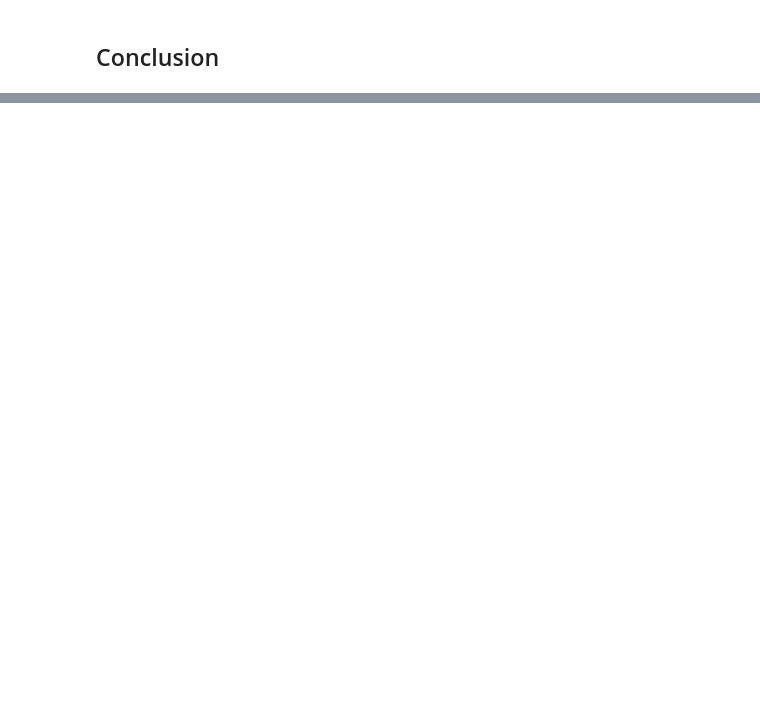
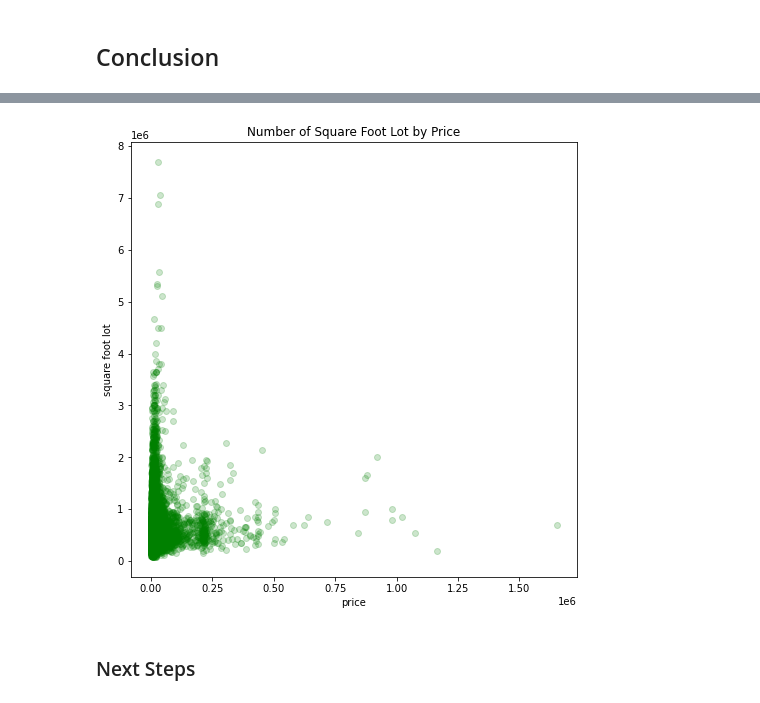
Before and after one commit to morty802/Intergenerational-Familes-in-King-County, a Jupyter notebook: King County Analysis.ipynb, the cells around one changed output, grey strips where cells are left out. Saved outputs shown, nothing was run; the diff lists cells and outputs as text; code cells hidden in the pictures; blank space fills up the shorter version.

```diff
--- a/King County Analysis.ipynb
+++ b/King County Analysis.ipynb
@@ -428,0 +425,8 @@ durbin_watson(model.resid)
+# %%
+fig, ax = plt.subplots(figsize=(8,8))
+ax.scatter(df["sqft_lot"], df["price"], color='g', alpha=0.2)
+ax.set(title='Number of Square Foot Lot by Price', xlabel='price', ylabel='square foot lot');
+# %% [output]
+[figure, added]
+# %% [markdown]
+### Next Steps
```
Also changed, not shown: parts of 24 cells of this notebook, 2 other files.
